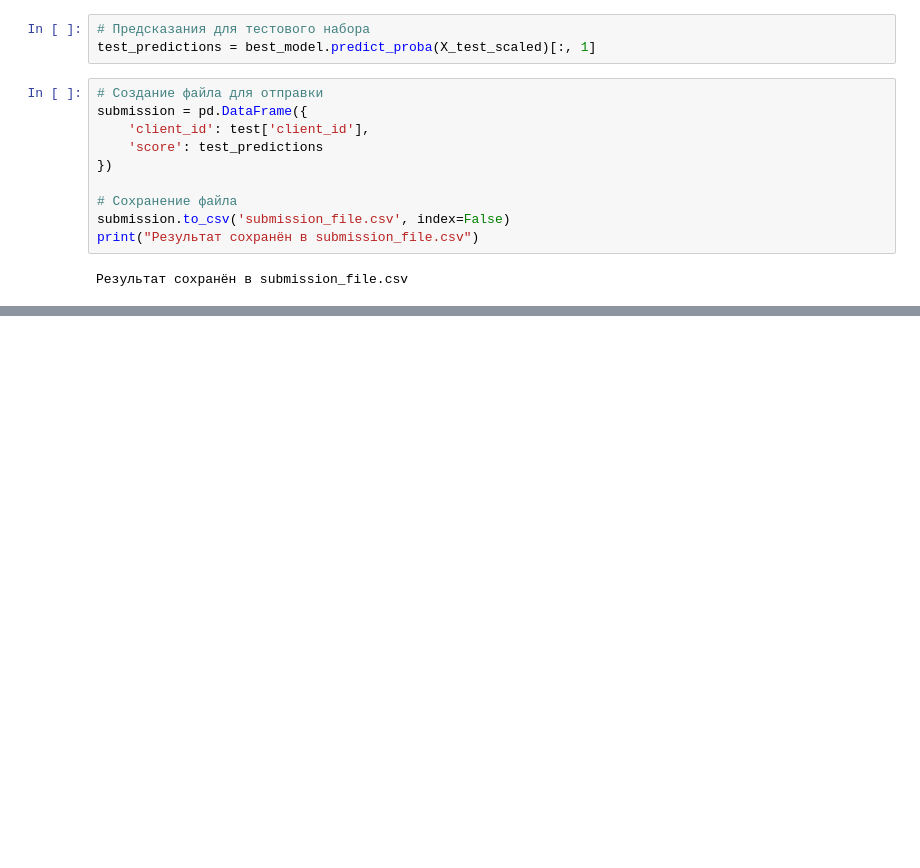
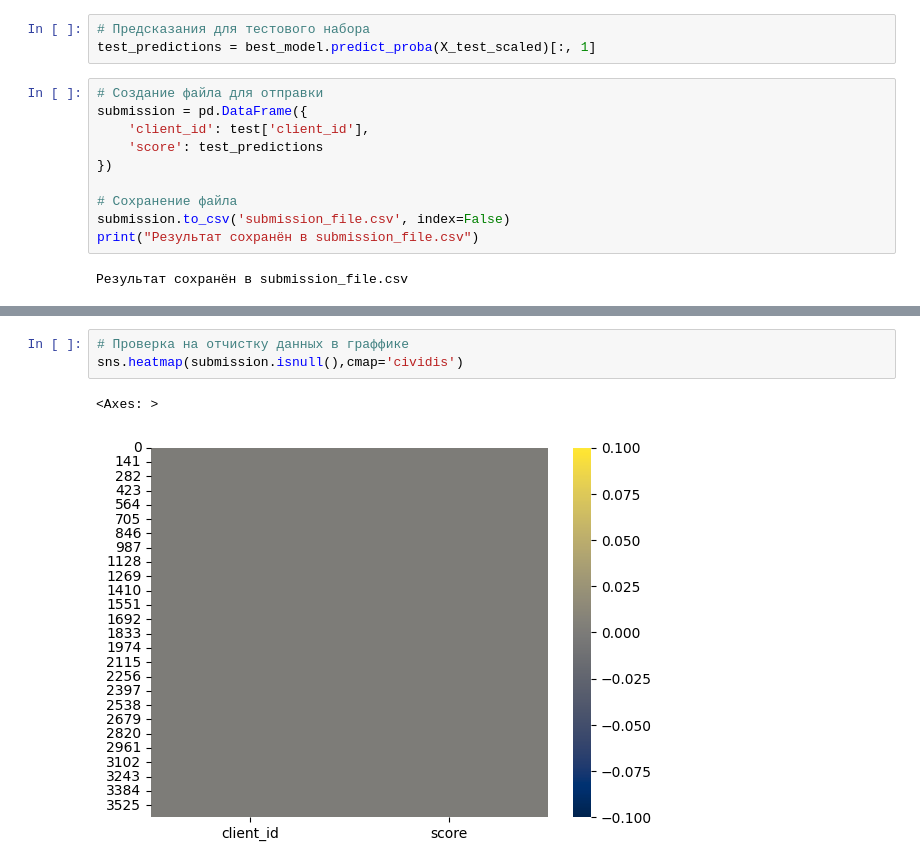
Before and after one commit to cryzzone/intensive_two, a Jupyter notebook: final/Кейс__Самолёт_.ipynb, the cells around one changed output, grey strips where cells are left out. Cells and saved outputs as stored; diff of their text form; blank space fills up the shorter version.

```diff
--- a/final/Кейс__Самолёт_.ipynb
+++ b/final/Кейс__Самолёт_.ipynb
@@ -360,3 +362,9 @@ print(submission.isnull().sum())
 client_id    0
 score        0
 dtype: int64
+# %%
+# Проверка на отчистку данных в граффике
+sns.heatmap(submission.isnull(),cmap='cividis')
+# %% [output]
+<Axes: >
+[figure, added]
```
Also changed, not shown: parts of 10 cells of this notebook, 1 other file.
